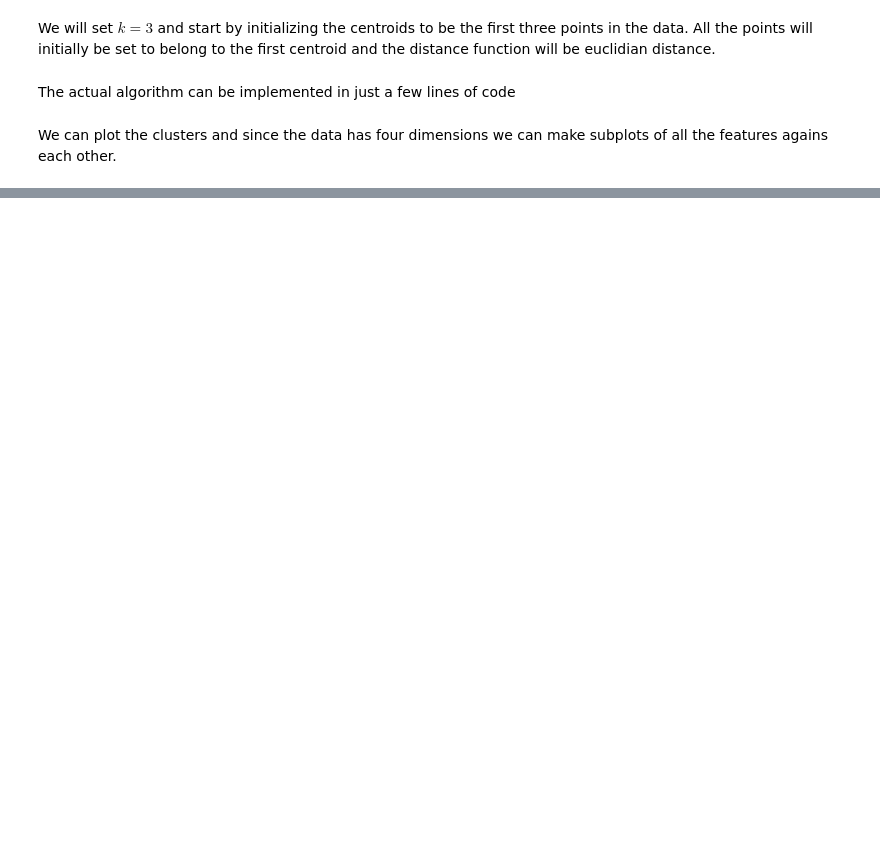
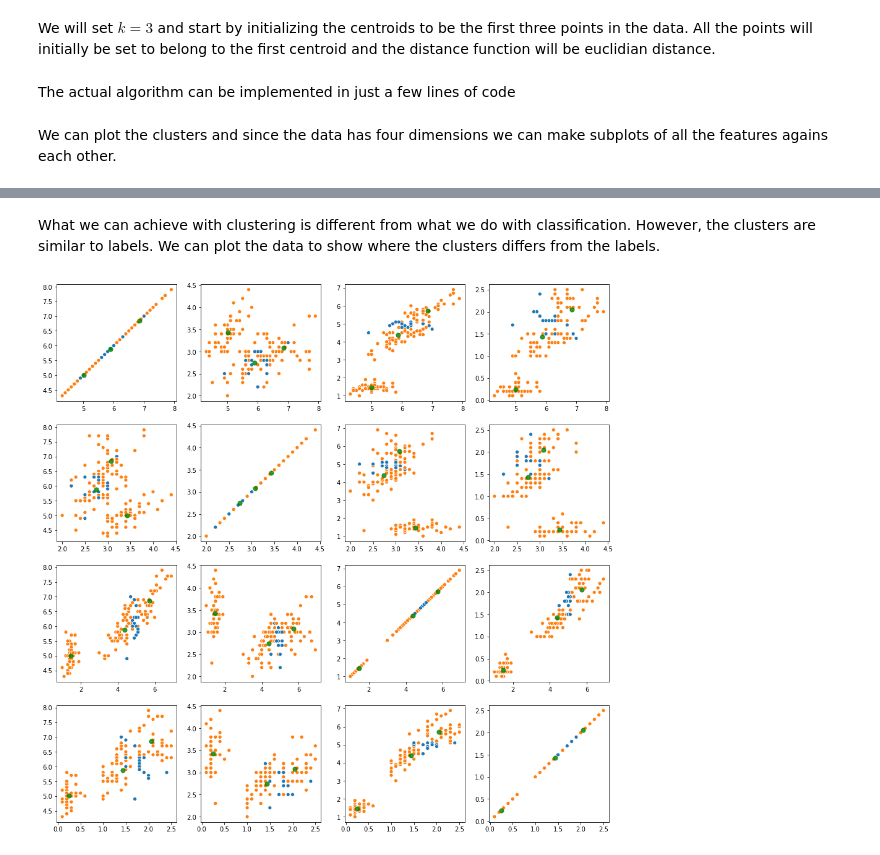
Before and after one commit to andreaskdk/machine-learning-course-notebooks, a Jupyter notebook: coursenotebooks/Kmeans_solution.ipynb, the cells around one changed output, grey strips where cells are left out. Drawn from its saved outputs; the diff is of its cells as text; code cells hidden in the pictures; blank space fills up the shorter version.

```diff
--- a/coursenotebooks/Kmeans_solution.ipynb
+++ b/coursenotebooks/Kmeans_solution.ipynb
@@ -90,0 +73,11 @@ AxesSubplot(0.731522,0.125;0.168478x0.16413)
+# %% [markdown]
+What we can achieve with clustering is different from what we do with classification. However, the clusters are similar to labels. We can plot the data to show where the clusters differs from the labels.
+# %%
+fig, ps = plt.subplots(4,4, figsize=(16,16))
+for x_axis in range(4):
+  for y_axis in range(4):
+    p=sns.scatterplot(iris.data[:,x_axis], iris.data[:,y_axis], hue=((-np.array(groups)+2)==iris.target), ax=ps[x_axis][y_axis], legend=False)
+    for i in range(k):
+      p.scatter([c[i][x_axis]], [c[i][y_axis]], c='green', s=50, alpha=0.8)
+# %% [output]
+[figure, added]
```
Also changed, not shown: parts of 2 cells of this notebook, 23 other files.
